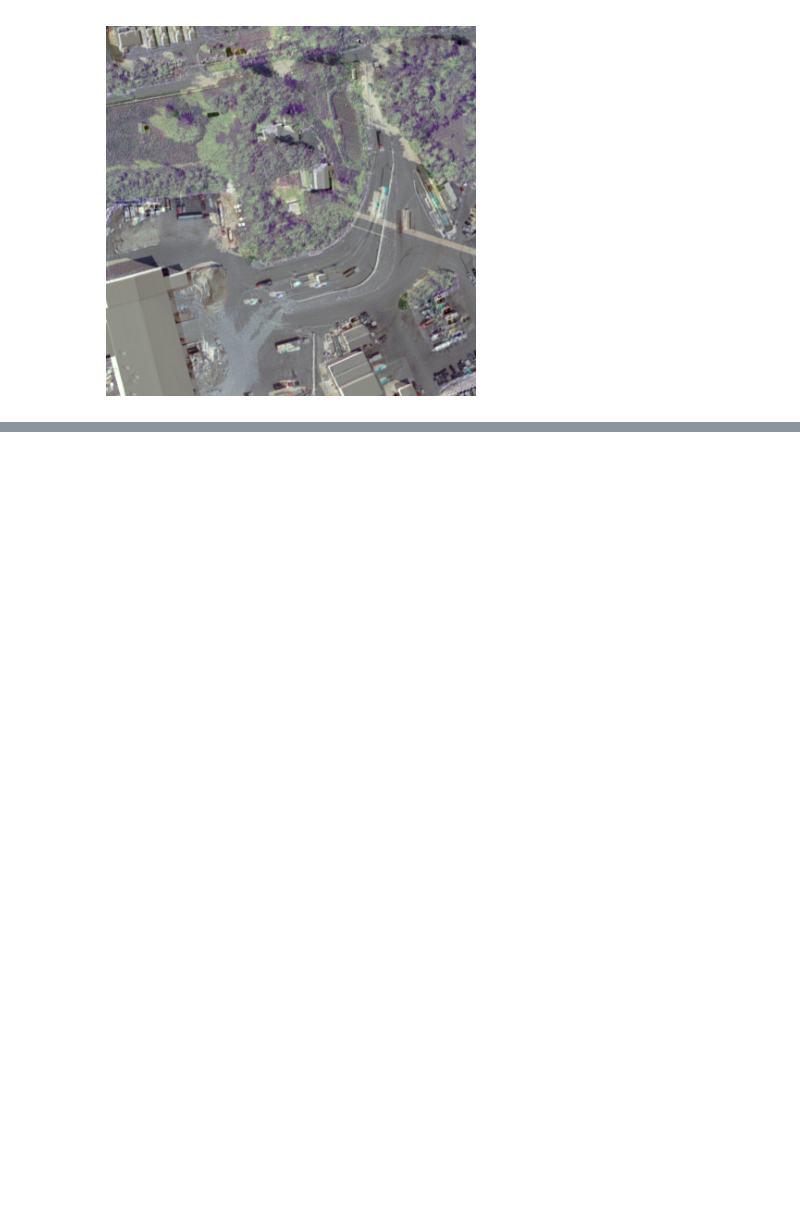
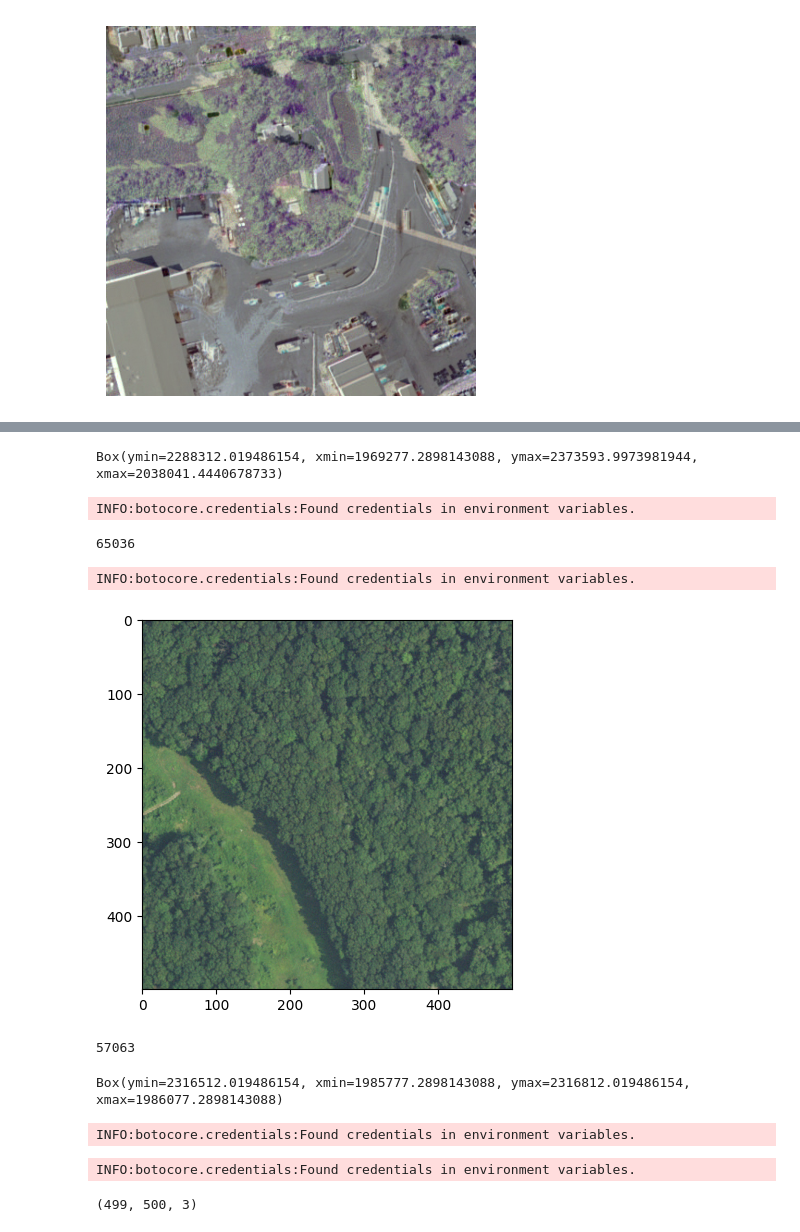
Before and after one commit to AdeelH/raster-vision, a Jupyter notebook: docs/usage/tutorials/queryable-earth/naip_cd.ipynb, the cells around one changed output, grey strips where cells are left out. Drawn from its saved outputs; the diff is of its cells as text; code cells hidden in the pictures; blank space fills up the shorter version.

```diff
--- a/docs/usage/tutorials/queryable-earth/naip_cd.ipynb
+++ b/docs/usage/tutorials/queryable-earth/naip_cd.ipynb
@@ -364,0 +456,23 @@ plt.show()
+# %%
+bbox = Box.from_shapely(df_aoi.to_crs(5070).geometry.unary_union)
+bbox
+# %% [output]
+Box(ymin=2288312.019486154, xmin=1969277.2898143088, ymax=2373593.9973981944, xmax=2038041.4440678733)
+# %%
+rs_new._crs_transformer = RasterioCRSTransformer.from_uri('mosaic_reproj_new.vrt', map_crs='epsg:5070')
+def map_to_pixel_window(w):
+    return rs_new.crs_transformer.map_to_pixel(w, bbox=rs_new.bbox).normalize()
+# %% [output]
+INFO:botocore.credentials:Found credentials in environment variables.
+# %%
+ws = SlidingWindows(bbox, size=300, stride=300, padding=0, transform=map_to_pixel_window)
+len(ws)
+# %% [output]
+65036
+# %%
+i = np.random.randint(len(ws))
+plt.imshow(rs_new[ws[i]])
+plt.show()
+# %% [output]
+INFO:botocore.credentials:Found credentials in environment variables.
+[figure, added]
@@ -364,0 +484,6 @@ plt.show()
+# %%
+df_ws.loc[:, 'geometry_w'] = df_ws.geometry
+tmp = df_items_new.to_crs(5070).sjoin(df_ws, how='inner')
+len(tmp)
+# %% [output]
+57063
@@ -364,0 +494,14 @@ plt.show()
+# %%
+w
+# %% [output]
+Box(ymin=2316512.019486154, xmin=1985777.2898143088, ymax=2316812.019486154, xmax=1986077.2898143088)
+# %%
+rs_new._crs_transformer = RasterioCRSTransformer.from_uri('mosaic_reproj_new.vrt', map_crs='epsg:5070')
+# %% [output]
+INFO:botocore.credentials:Found credentials in environment variables.
+# %%
+chip = rs_new.get_chip_by_map_window(w)
+chip.shape
+# %% [output]
+INFO:botocore.credentials:Found credentials in environment variables.
+(499, 500, 3)
```
Also changed, not shown: parts of 43 cells of this notebook, 2 other files.
